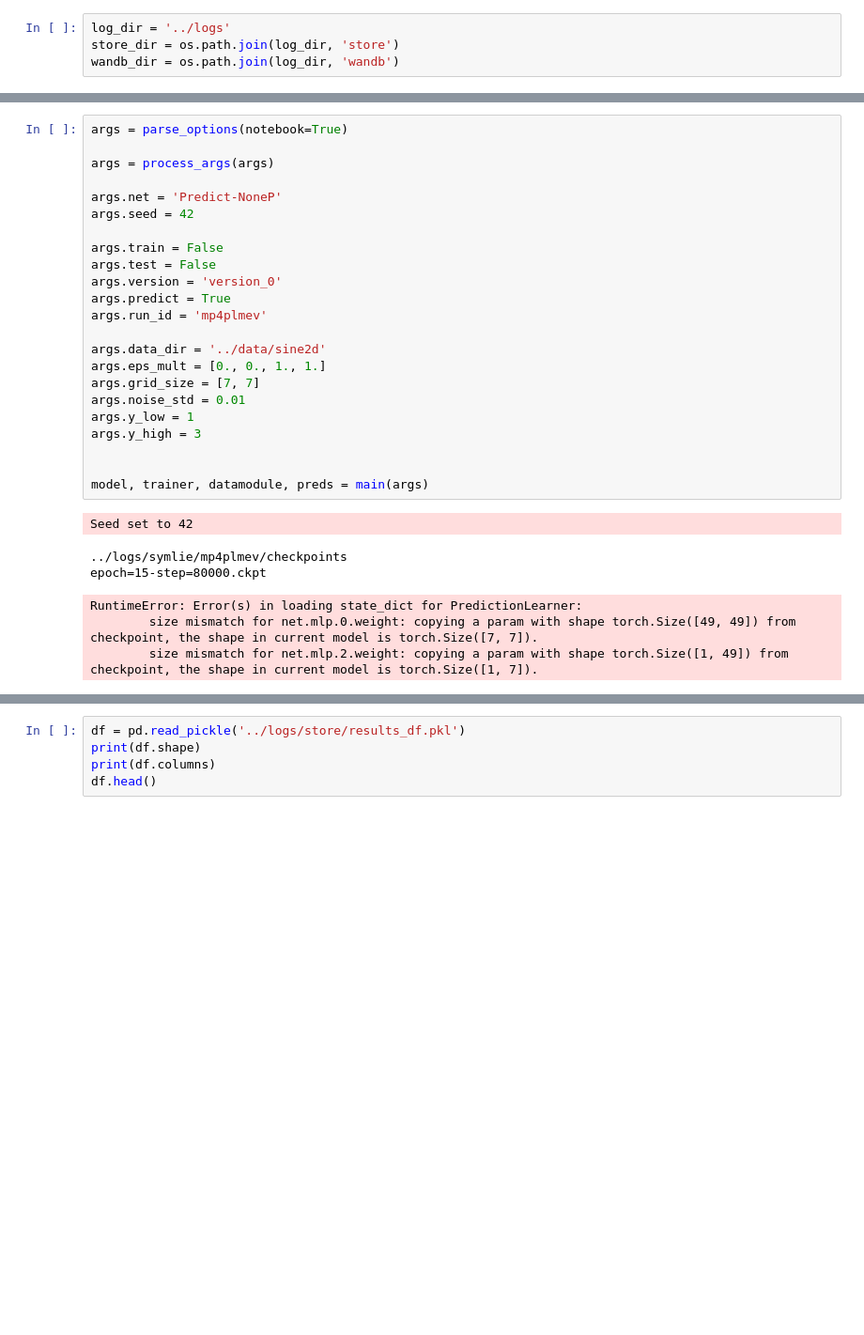
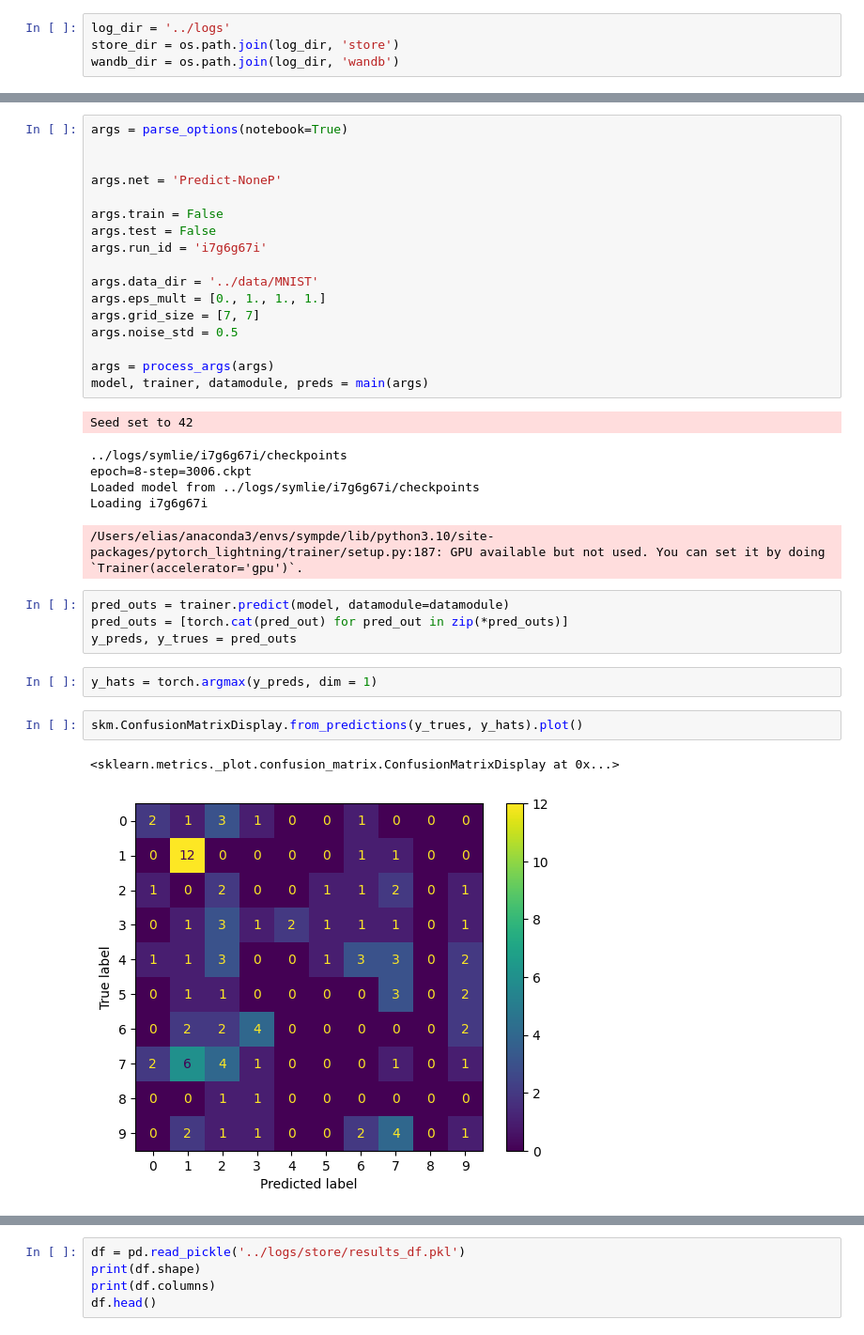
Before and after one commit to elidub/SymPDE, a Jupyter notebook: notebooks_symlie/results_dev.ipynb, the cells around one changed output, grey strips where cells are left out. Shown at 94% size. Cells and saved outputs as stored; diff of their text form; blank space fills up the shorter version.

```diff
--- a/notebooks_symlie/results_dev.ipynb
+++ b/notebooks_symlie/results_dev.ipynb
@@ -39,30 +39,35 @@ run_dirs['mp4plmev']
 # %%
 args = parse_options(notebook=True)
 
-args = process_args(args)
 
 args.net = 'Predict-NoneP'
-args.seed = 42
 
 args.train = False
 args.test = False
-args.version = 'version_0'
-args.predict = True
-args.run_id = 'mp4plmev'
+args.run_id = 'i7g6g67i'
 
-args.data_dir = '../data/sine2d'
-args.eps_mult = [0., 0., 1., 1.]
+args.data_dir = '../data/MNIST'
+args.eps_mult = [0., 1., 1., 1.]
 args.grid_size = [7, 7]
-args.noise_std = 0.01
-args.y_low = 1
-args.y_high = 3
+args.noise_std = 0.5
 
-
+args = process_args(args)
 model, trainer, datamodule, preds = main(args)
 # %% [output]
 Seed set to 42
-../logs/symlie/mp4plmev/checkpoints
-epoch=15-step=80000.ckpt
+../logs/symlie/i7g6g67i/checkpoints
+epoch=8-step=3006.ckpt
+Loaded model from ../logs/symlie/i7g6g67i/checkpoints
+Loading i7g6g67i
-RuntimeError: Error(s) in loading state_dict for PredictionLearner:
-        size mismatch for net.mlp.0.weight: copying a param with shape torch.Size([49, 49]) from checkpoint, the shape in current model is torch.Size([7, 7]).
-        size mismatch for net.mlp.2.weight: copying a param with shape torch.Size([1, 49]) from checkpoint, the shape in current model is torch.Size([1, 7]).
+/Users/elias/anaconda3/envs/sympde/lib/python3.10/site-packages/pytorch_lightning/trainer/setup.py:187: GPU available but not used. You can set it by doing `Trainer(accelerator='gpu')`.
+# %%
+pred_outs = trainer.predict(model, datamodule=datamodule)
+pred_outs = [torch.cat(pred_out) for pred_out in zip(*pred_outs)]
+y_preds, y_trues = pred_outs
+# %%
+y_hats = torch.argmax(y_preds, dim = 1)
+# %%
+skm.ConfusionMatrixDisplay.from_predictions(y_trues, y_hats).plot()
+# %% [output]
+<sklearn.metrics._plot.confusion_matrix.ConfusionMatrixDisplay at 0x...>
+[figure, added]
```
Also changed, not shown: parts of 3 cells of this notebook, 13 other files.
